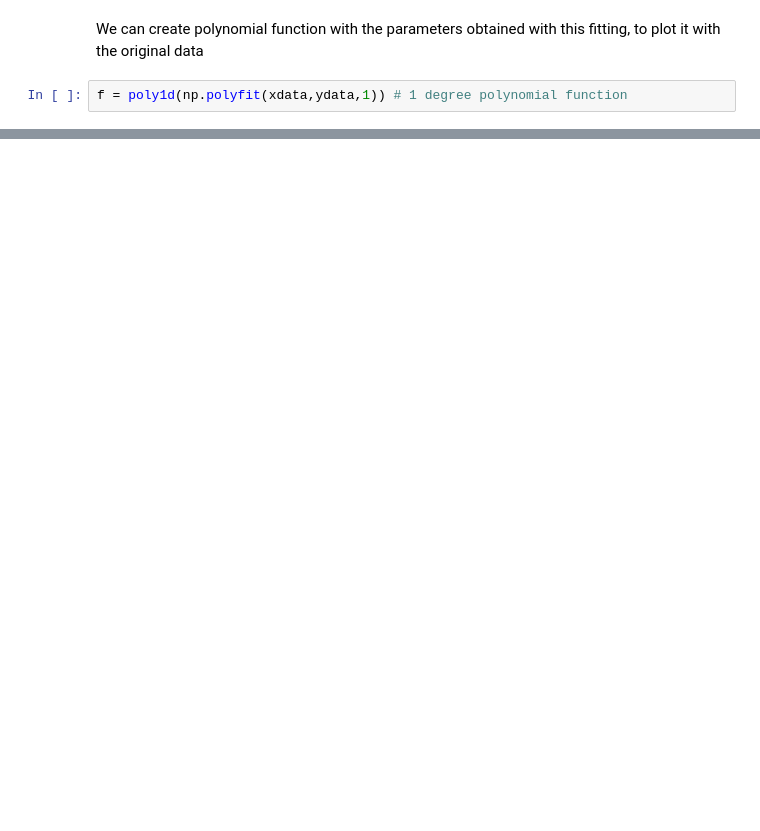
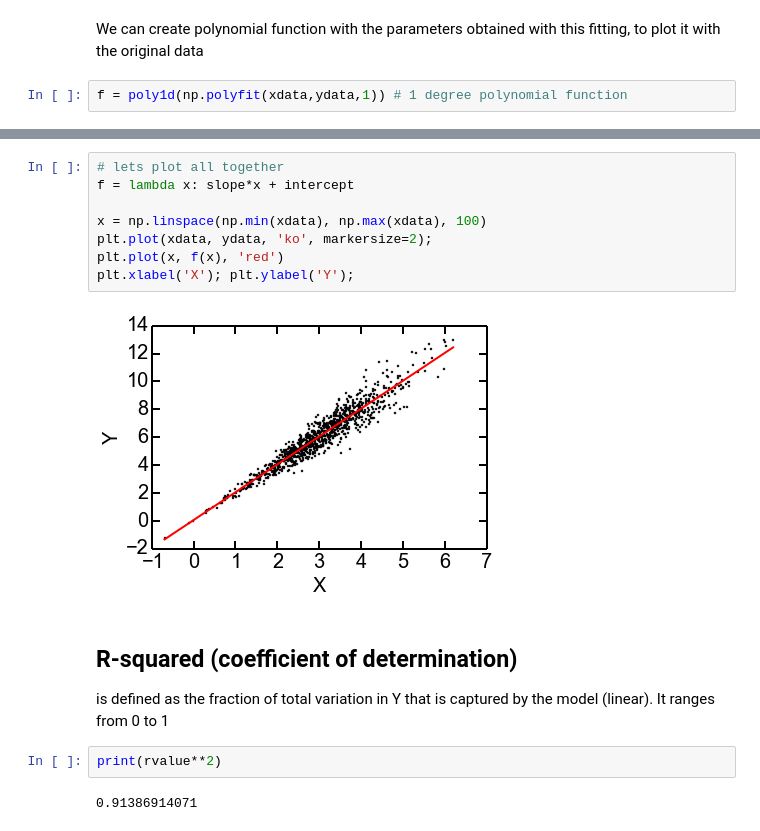
Before and after one commit to OrielBanne/myIPythonNotebooks, a Jupyter notebook: Optimization/linear_regression.ipynb, the cells around one changed output, grey strips where cells are left out. Drawn from its saved outputs; the diff is of its cells as text; blank space fills up the shorter version.

```diff
--- a/Optimization/linear_regression.ipynb
+++ b/Optimization/linear_regression.ipynb
@@ -61,0 +70,17 @@ ValueError: operands could not be broadcast together with shapes (14) (4)
+# %%
+# lets plot all together
+f = lambda x: slope*x + intercept
+
+x = np.linspace(np.min(xdata), np.max(xdata), 100)
+plt.plot(xdata, ydata, 'ko', markersize=2);
+plt.plot(x, f(x), 'red')
+plt.xlabel('X'); plt.ylabel('Y');
+# %% [output]
+[figure, added]
+# %% [markdown]
+<H2>R-squared (coefficient of determination)</H2>
+is defined as the fraction of total variation in Y that is captured by the model (linear). It ranges from 0 to 1
+# %%
+print(rvalue**2)
+# %% [output]
+0.91386914071
```
Also changed, not shown: parts of 11 cells of this notebook.
